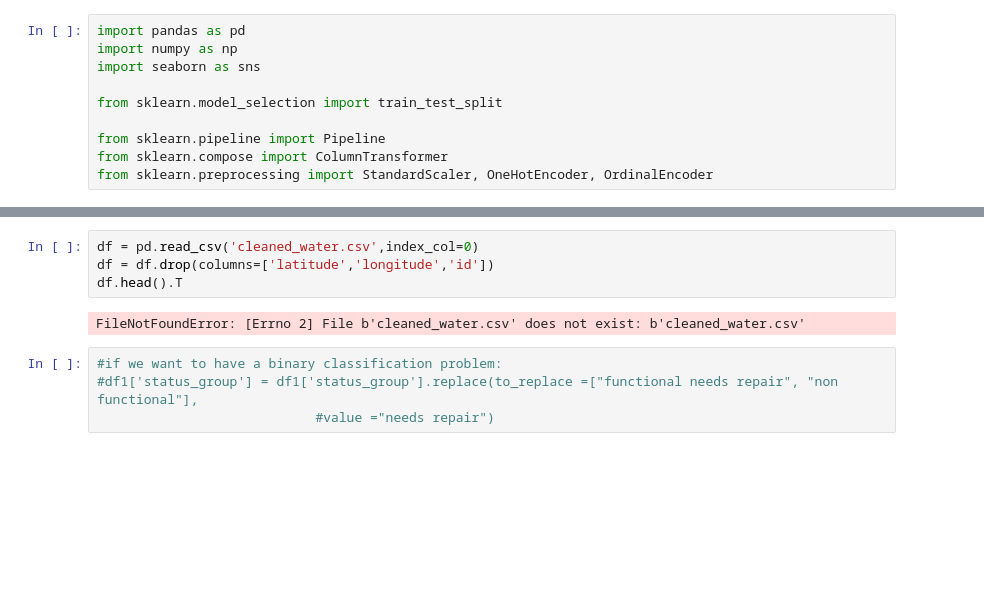
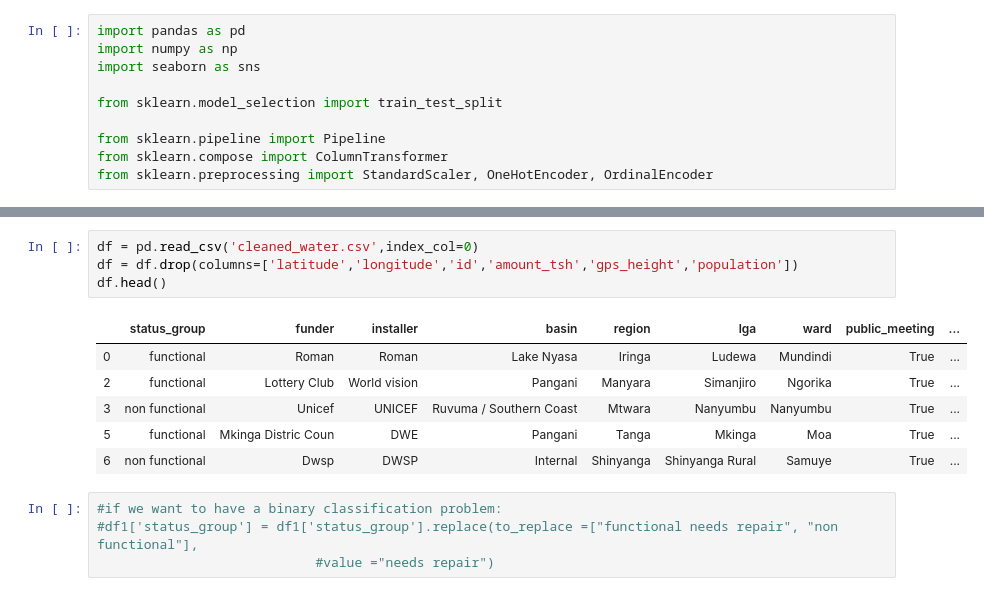
Before and after one commit to rashidbaset/Module3_Project, a Jupyter notebook: Modeling_AWedits.ipynb, the cells around one changed output, grey strips where cells are left out. Drawn from its saved outputs; the diff is of its cells as text; blank space fills up the shorter version.

```diff
--- a/Modeling_AWedits.ipynb
+++ b/Modeling_AWedits.ipynb
@@ -11,9 +32,14 @@ from sklearn.preprocessing import StandardScaler, OneHotEncoder, OrdinalEncoder
 # %%
 df = pd.read_csv('cleaned_water.csv',index_col=0)
-df = df.drop(columns=['latitude','longitude','id'])
-df.head().T
+df = df.drop(columns=['latitude','longitude','id','amount_tsh','gps_height','population'])
+df.head()
 # %% [output]
-FileNotFoundError: [Errno 2] File b'cleaned_water.csv' does not exist: b'cleaned_water.csv'
+|  | status_group | funder | installer | basin | region | lga | ward | public_meeting | ... |
+| 0 | functional | Roman | Roman | Lake Nyasa | Iringa | Ludewa | Mundindi | True | ... |
+| 2 | functional | Lottery Club | World vision | Pangani | Manyara | Simanjiro | Ngorika | True | ... |
+| 3 | non functional | Unicef | UNICEF | Ruvuma / Southern Coast | Mtwara | Nanyumbu | Nanyumbu | True | ... |
+| 5 | functional | Mkinga Distric Coun | DWE | Pangani | Tanga | Mkinga | Moa | True | ... |
+| 6 | non functional | Dwsp | DWSP | Internal | Shinyanga | Shinyanga Rural | Samuye | True | ... |
 # %%
 #if we want to have a binary classification problem:
 #df1['status_group'] = df1['status_group'].replace(to_replace =["functional needs repair", "non functional"],
```
Also changed, not shown: parts of 44 cells of this notebook.
